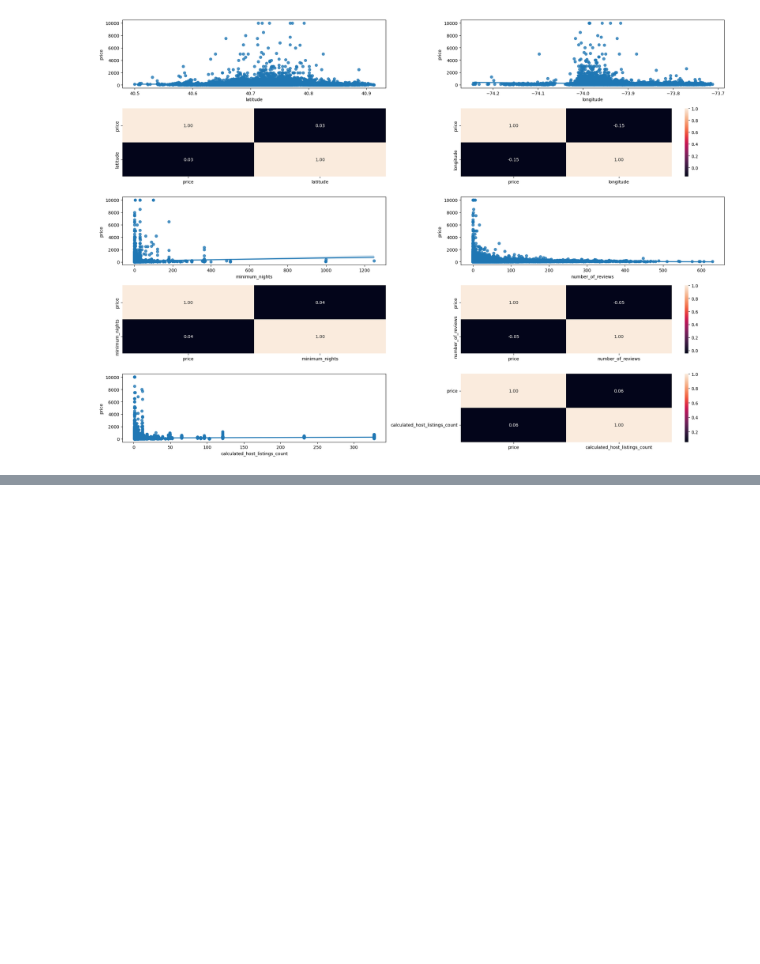
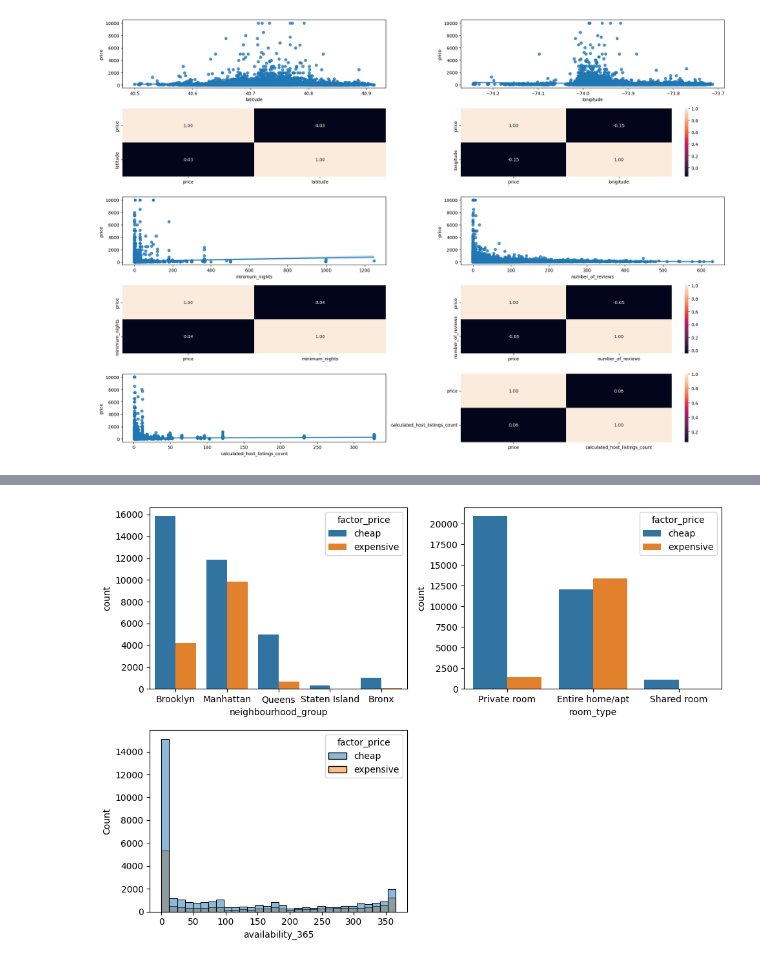
Before and after one commit to 4GeeksAcademy/pabloaznar-intro-ml, a Jupyter notebook: src/eda-airbnd-ny.ipynb, the cells around one changed output, grey strips where cells are left out. Saved outputs shown, nothing was run; the diff lists cells and outputs as text; code cells hidden in the pictures; blank space fills up the shorter version.

```diff
--- a/src/eda-airbnd-ny.ipynb
+++ b/src/eda-airbnd-ny.ipynb
@@ -218,0 +235,3 @@ plt.tight_layout()
+# %%
+# Convertimos la variable numerica price(tarjet) en categorica  para poder hacer la comparacion.
+df['factor_price'] = df['price'].apply(lambda x: 'expensive' if x >  df['price'].mean() else 'cheap')
@@ -218,0 +240,10 @@ plt.tight_layout()
+# %%
+fig, axis = plt.subplots(2, 2, figsize=(10, 7))
+sns.countplot(ax=axis[0,0], data=df, x='neighbourhood_group', hue='factor_price')
+sns.countplot(ax=axis[0,1], data=df, x='room_type', hue='factor_price')
+sns.histplot(ax=axis[1,0], data=df, x='availability_365', hue='factor_price')
+
+plt.tight_layout()
+fig.delaxes(axis[1, 1])
+# %% [output]
+[figure, added]
```
Also changed, not shown: parts of 10 cells of this notebook.
